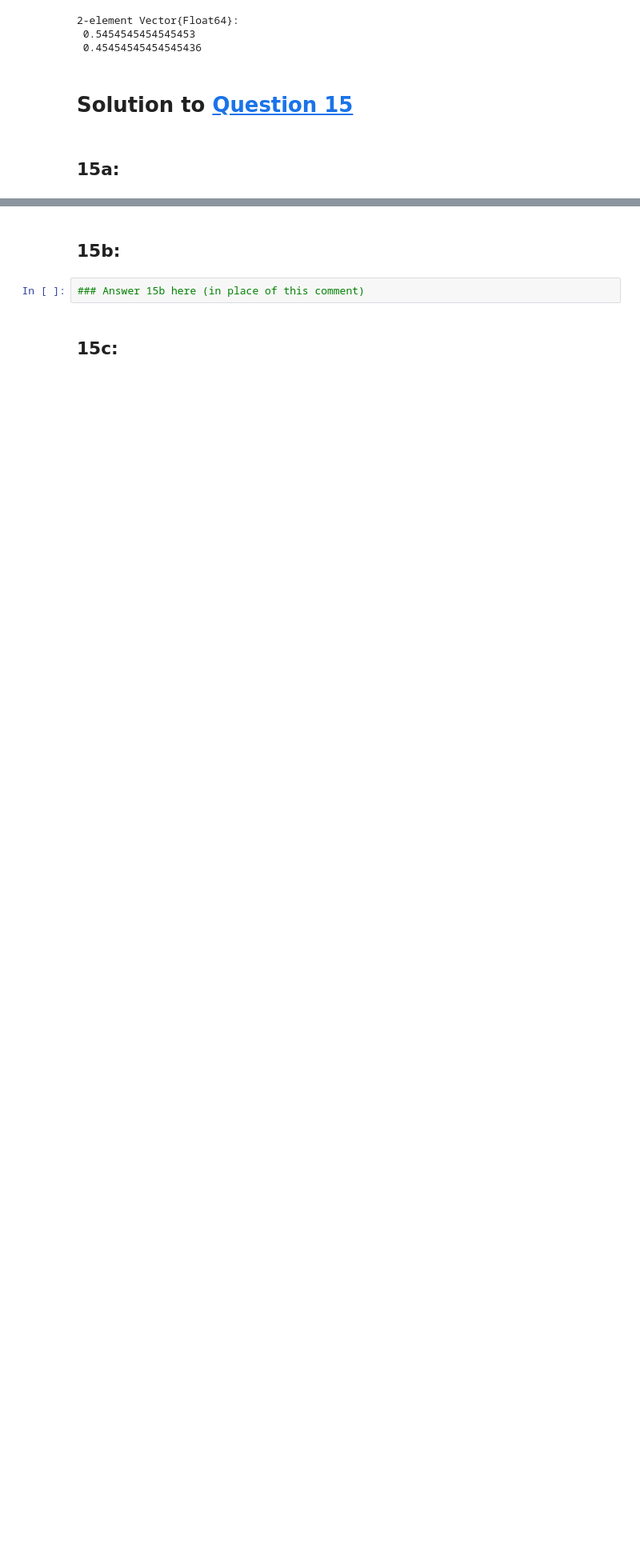
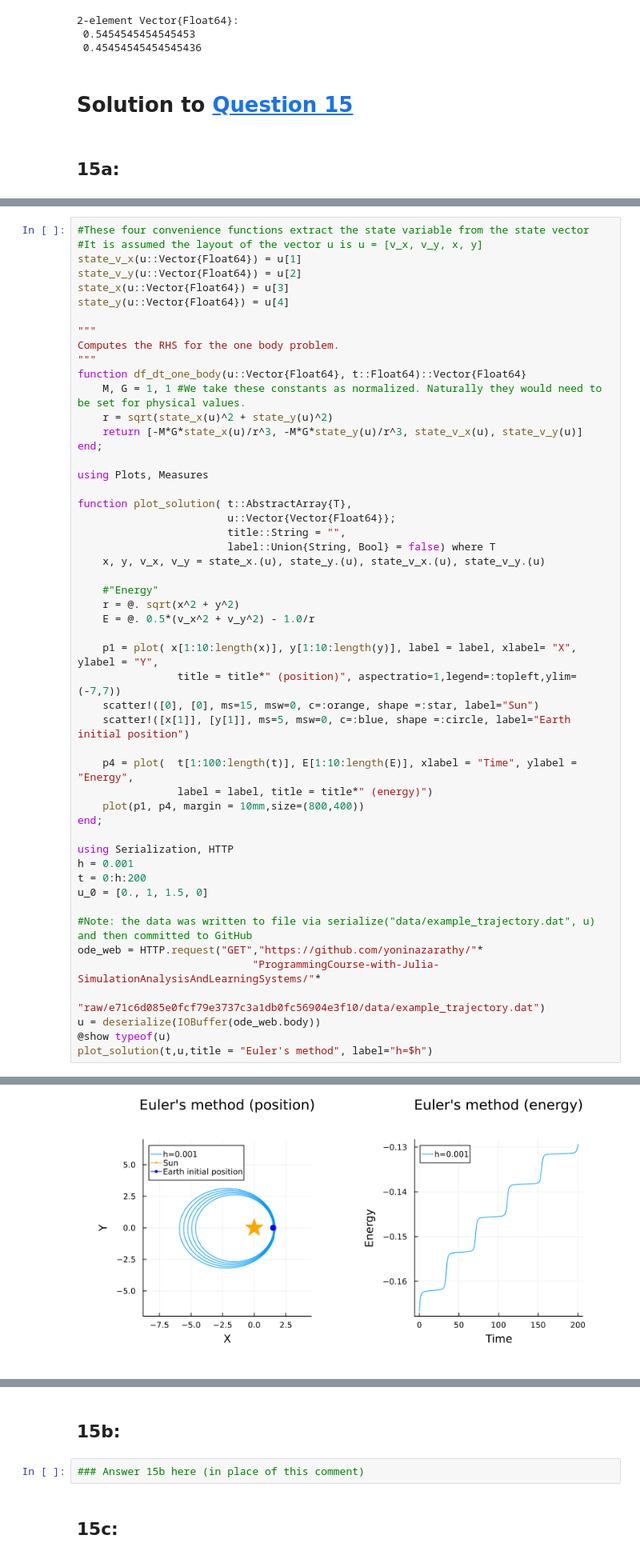
Before and after one commit to mollyotoole09/Molly-OToole_Andrea-Brouwers-2504-2023-BigHW, a Jupyter notebook: notebooks/Submission-Form-IV-Q13-Q17.ipynb, the cells around one changed output, grey strips where cells are left out. Shown: that part at 80% size. Saved outputs shown, nothing was run; the diff lists cells and outputs as text; blank space fills up the shorter version.

```diff
--- a/notebooks/Submission-Form-IV-Q13-Q17.ipynb
+++ b/notebooks/Submission-Form-IV-Q13-Q17.ipynb
@@ -142,0 +305,52 @@ sum(π) ≈ 1.0 = true
+# %%
+#These four convenience functions extract the state variable from the state vector
+#It is assumed the layout of the vector u is u = [v_x, v_y, x, y]
+state_v_x(u::Vector{Float64}) = u[1]
+state_v_y(u::Vector{Float64}) = u[2]
+state_x(u::Vector{Float64}) = u[3]
+state_y(u::Vector{Float64}) = u[4]
+
+"""
+Computes the RHS for the one body problem.
+"""
+function df_dt_one_body(u::Vector{Float64}, t::Float64)::Vector{Float64}
+    M, G = 1, 1 #We take these constants as normalized. Naturally they would need to be set for physical values.
+    r = sqrt(state_x(u)^2 + state_y(u)^2)
+    return [-M*G*state_x(u)/r^3, -M*G*state_y(u)/r^3, state_v_x(u), state_v_y(u)]
+end;
+
+using Plots, Measures
+
+function plot_solution( t::AbstractArray{T},
+                        u::Vector{Vector{Float64}};
+                        title::String = "",
+                        label::Union{String, Bool} = false) where T
+    x, y, v_x, v_y = state_x.(u), state_y.(u), state_v_x.(u), state_v_y.(u)
+
+    #"Energy"
+    r = @. sqrt(x^2 + y^2)
+    E = @. 0.5*(v_x^2 + v_y^2) - 1.0/r
+
+    p1 = plot( x[1:10:length(x)], y[1:10:length(y)], label = label, xlabel= "X", ylabel = "Y",
+                title = title*" (position)", aspectratio=1,legend=:topleft,ylim=(-7,7))
+    scatter!([0], [0], ms=15, msw=0, c=:orange, shape =:star, label="Sun")
+    scatter!([x[1]], [y[1]], ms=5, msw=0, c=:blue, shape =:circle, label="Earth initial position")
+
+    p4 = plot(  t[1:100:length(t)], E[1:10:length(E)], xlabel = "Time", ylabel = "Energy",
+                label = label, title = title*" (energy)")
+    plot(p1, p4, margin = 10mm,size=(800,400))
+end;
+
+using Serialization, HTTP
+h = 0.001
+t = 0:h:200
+u_0 = [0., 1, 1.5, 0]
+
+#Note: the data was written to file via serialize("data/example_trajectory.dat", u) and then committed to GitHub
+ode_web = HTTP.request("GET","https://github.com/yoninazarathy/"*
+                            "ProgrammingCourse-with-Julia-SimulationAnalysisAndLearningSystems/"*
+                            "raw/e71c6d085e0fcf79e3737c3a1db0fc56904e3f10/data/example_trajectory.dat")
+u = deserialize(IOBuffer(ode_web.body))
+@show typeof(u)
+plot_solution(t,u,title = "Euler's method", label="h=$h")
+# %% [output]
@@ -142,0 +358 @@ sum(π) ≈ 1.0 = true
+[figure, added]
```
Also changed, not shown: parts of 9 cells of this notebook, 4 other files.
